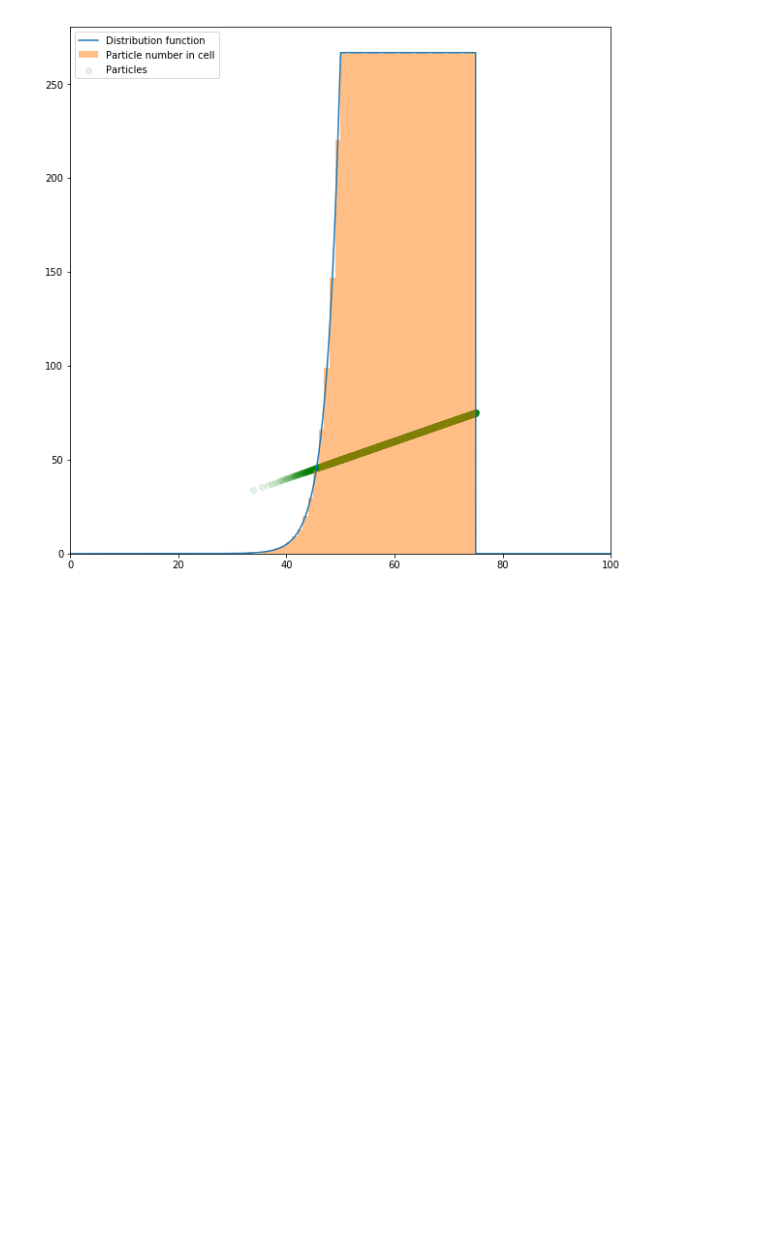
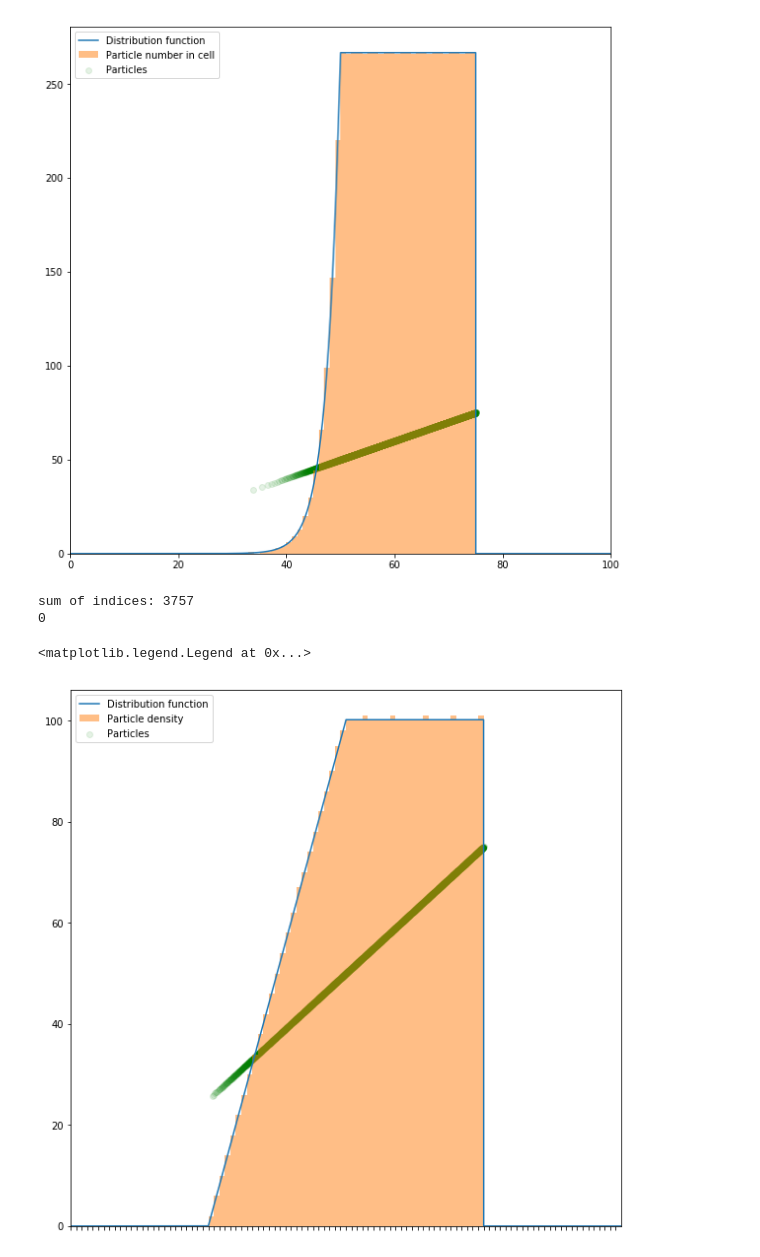
Before and after one commit to wphu/PythonPIC, a Jupyter notebook: docs/ipynb/particle_loading.ipynb, the cells around one changed output. Cells and saved outputs as stored; diff of their text form; code cells hidden in the pictures; blank space fills up the shorter version.

Commit message:
Start fix nonuniform density profile

```diff
--- a/docs/ipynb/particle_loading.ipynb
+++ b/docs/ipynb/particle_loading.ipynb
@@ -100,3 +100,24 @@ plt.legend()
 # %% [output]
 <matplotlib.legend.Legend at 0x...>
 [figure]
+# %%
+plt.figure(figsize=(10,10))
+N = 3757
+s = Species(1, 1, N, "particles")
+linear_distribution_function = density_profiles.FDENS(dense_x, moat_left, ramp_length, plasma_length, N, 'linear')
+s.distribute_nonuniformly(g.L, moat_left, ramp_length, plasma_length, profile='linear')
+
+print(s.N - s.x.size)
+
+plt.plot(dense_x, linear_distribution_function, label="Distribution function")
+plt.scatter(s.x, s.x, c="g", alpha=0.1, label="Particles")
+plt.hist(s.x, g.x, label="Particle density", alpha=0.5);
+plt.xlim(0, g.L)
+plt.xticks(g.x)
+plt.gca().xaxis.set_ticklabels([])
+plt.legend()
+# %% [output]
+sum of indices: 3757
+0
+<matplotlib.legend.Legend at 0x...>
+[figure, added]
```
Also changed, not shown: 3 other files.
